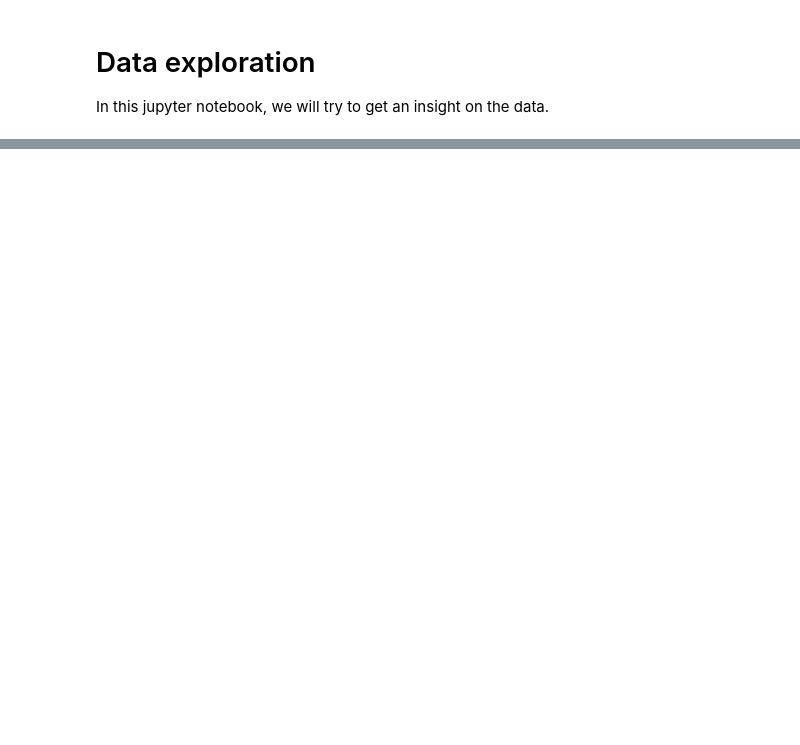
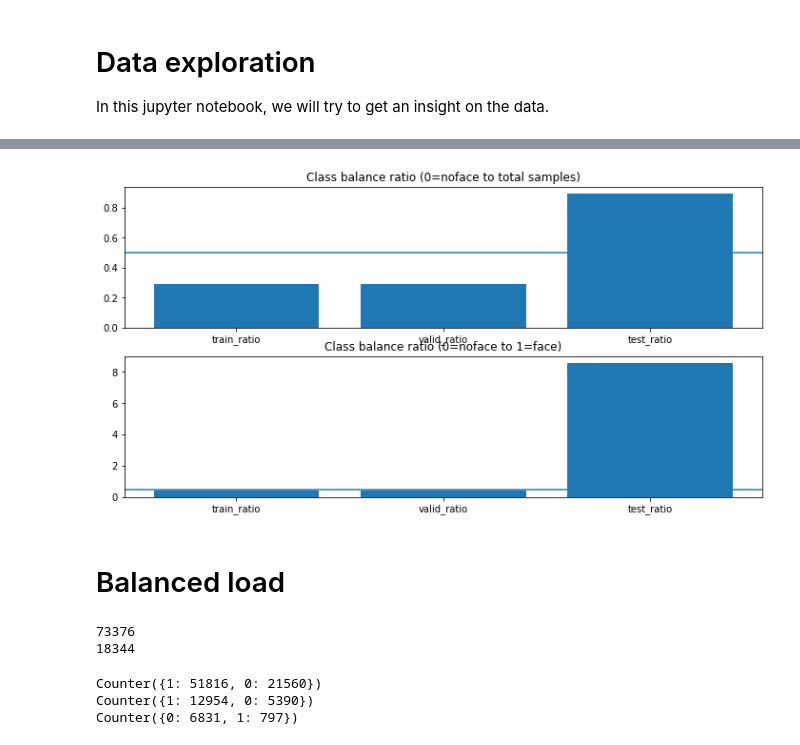
Before and after one commit to Gratic/INSA-5IF-OT2-MLProject, a Jupyter notebook: data_exploration.ipynb, the cells around one changed output, grey strips where cells are left out. Cells and saved outputs as stored; diff of their text form; code cells hidden in the pictures; blank space fills up the shorter version.

```diff
--- a/data_exploration.ipynb
+++ b/data_exploration.ipynb
@@ -26,0 +43,27 @@ print(len(test_loader.dataset))
+# %%
+train_total = sum(list(cnt_train.values()))
+valid_total = sum(list(cnt_valid.values()))
+test_total = sum(list(cnt_test.values()))
+
+train_0_total_ratio = cnt_train[0]/train_total
+valid_0_total_ratio = cnt_valid[0]/valid_total
+test_0_total_ratio = cnt_test[0]/test_total
+
+train_0_1_ratio = cnt_train[0]/cnt_train[1]
+valid_0_1_ratio = cnt_valid[0]/cnt_valid[1]
+test_0_1_ratio = cnt_test[0]/cnt_test[1]
+
+print('cnt_train[0]={}'.format(cnt_train[0]))
+print('cnt_train[1]={}'.format(cnt_train[1]))
+print('cnt_valid[0]={}'.format(cnt_valid[0]))
+print('cnt_valid[1]={}'.format(cnt_valid[1]))
+print('cnt_test[0]={}'.format(cnt_test[0]))
+print('cnt_test[1]={}'.format(cnt_test[1]))
+
+print('Ratio between noface and total pop in training dataset : {:.2%}'.format(train_0_total_ratio))
+print('Ratio between noface and total pop in validation dataset : {:.2%}'.format(valid_0_total_ratio))
+print('Ratio between noface and total pop in testing dataset : {:.2%}'.format(test_0_total_ratio))
+print('---')
+print('Ratio between noface and face in training dataset : {:.2%}'.format(train_0_1_ratio))
+print('Ratio between noface and face in validation dataset : {:.2%}'.format(valid_0_1_ratio))
+print('Ratio between noface and face in testing dataset : {:.2%}'.format(test_0_1_ratio))
@@ -26,0 +107,46 @@ print(len(test_loader.dataset))
+# %%
+fig, axs = plt.subplots(ncols=1, nrows=2, figsize=(12,6))
+
+axs[0].bar(['train_ratio', 'valid_ratio', 'test_ratio'], [train_0_total_ratio, valid_0_total_ratio, test_0_total_ratio])
+axs[0].axhline(0.5)
+axs[0].set_title('Class balance ratio (0=noface to total samples)')
+
+axs[1].bar(['train_ratio', 'valid_ratio', 'test_ratio'], [train_0_1_ratio, valid_0_1_ratio, test_0_1_ratio])
+axs[1].axhline(0.5)
+axs[1].set_title('Class balance ratio (0=noface to 1=face)')
+
+plt.show()
+# %% [output]
+[figure, added]
+# %% [markdown]
+# Balanced load
+# %%
+data = balanced_load(valid_size=valid_size, batch_size=batch_size, device='cpu')
+train_loader = data[0]
+valid_loader = data[1]
+test_loader = data[2]
+classes = data[3]
+# %% [output]
+73376
+18344
+# %%
+cnt_train = Counter()
+cnt_valid = Counter()
+cnt_test = Counter()
+
+for x, y in train_loader:
+    cnt_train.update(y.numpy())
+
+for x, y in valid_loader:
+    cnt_valid.update(y.numpy())
+
+for x, y in test_loader:
+    cnt_test.update(y.numpy())
+
+print(cnt_train)
+print(cnt_valid)
+print(cnt_test)
+# %% [output]
+Counter({1: 51816, 0: 21560})
+Counter({1: 12954, 0: 5390})
+Counter({0: 6831, 1: 797})
```
Also changed, not shown: parts of 11 cells of this notebook, 2 other files.
